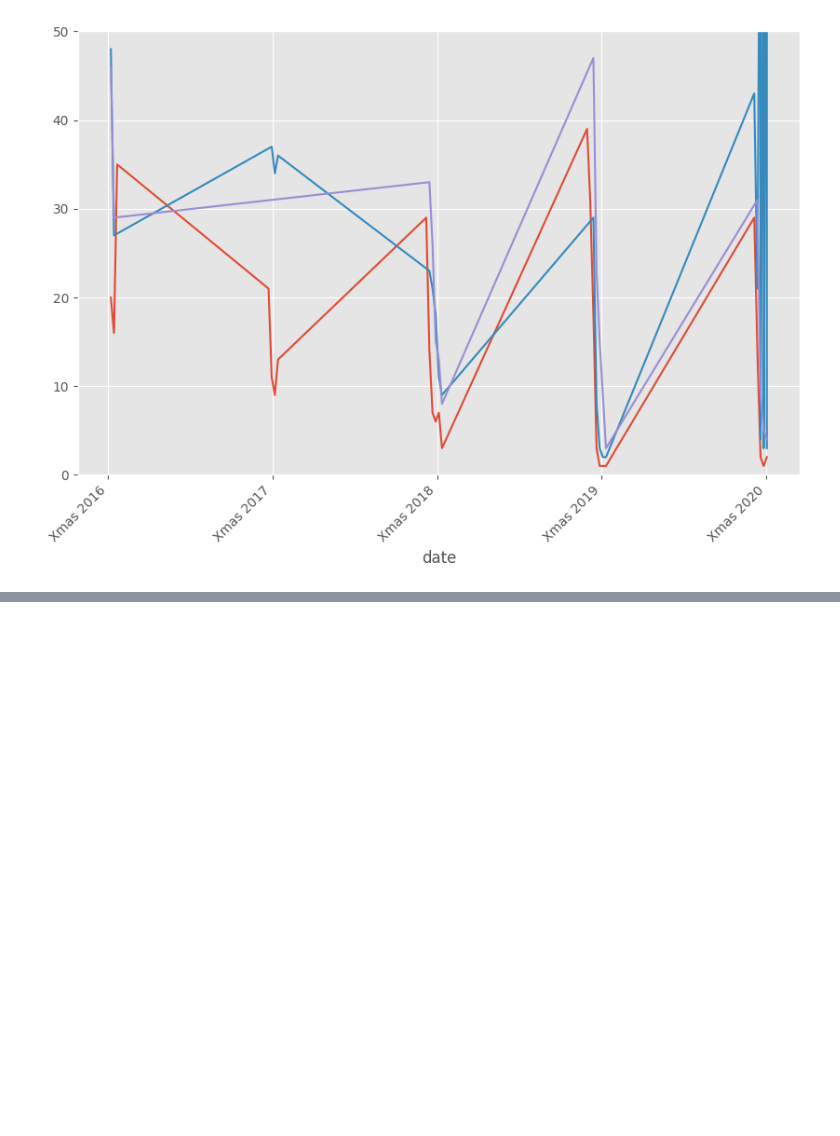
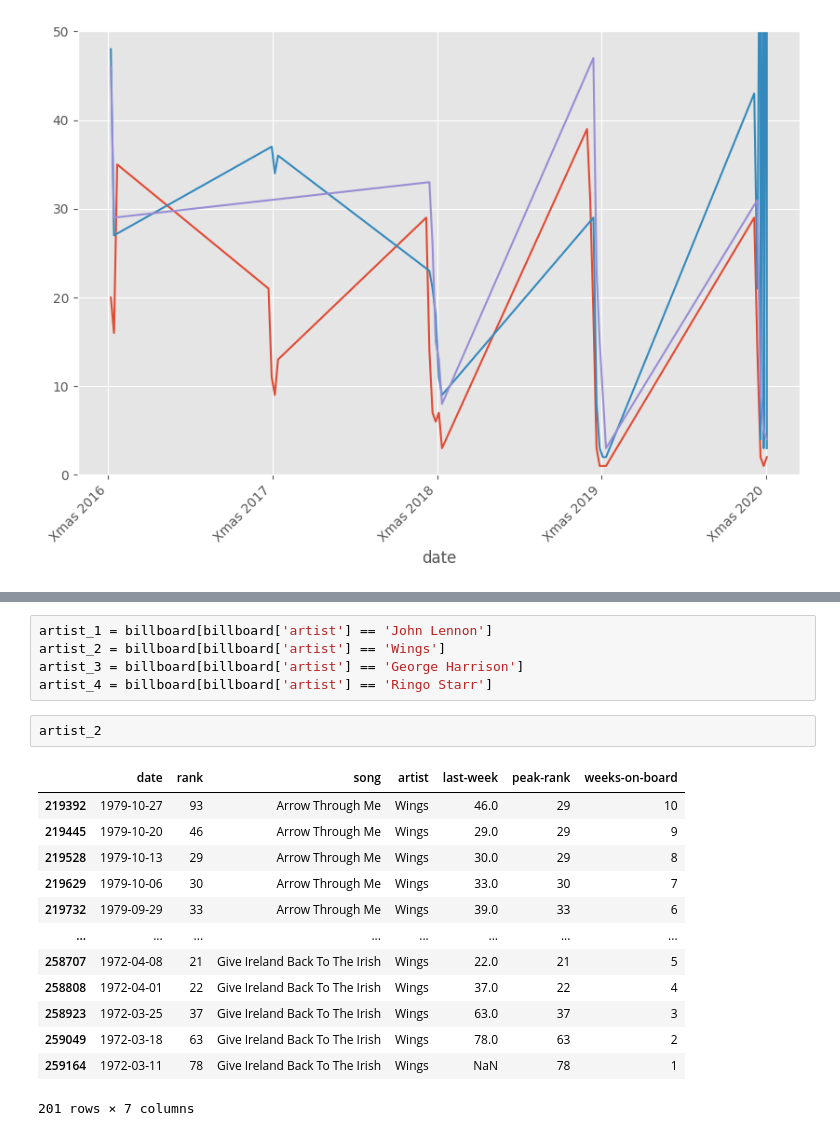
Before and after one commit to harshitgupta240197/Python, a Jupyter notebook: Pandas + Matplotlib/Exercise/EXERCISE_12_Pandas_Plotting.ipynb, the cells around one changed output, grey strips where cells are left out. Drawn from its saved outputs; the diff is of its cells as text; blank space fills up the shorter version.

```diff
--- a/Pandas + Matplotlib/Exercise/EXERCISE_12_Pandas_Plotting.ipynb
+++ b/Pandas + Matplotlib/Exercise/EXERCISE_12_Pandas_Plotting.ipynb
@@ -254,3 +254,24 @@ The details:
     * green: #26de81
 
 ![beatles.png](attachment:beatles.png)
+# %%
+artist_1 = billboard[billboard['artist'] == 'John Lennon']
+artist_2 = billboard[billboard['artist'] == 'Wings']
+artist_3 = billboard[billboard['artist'] == 'George Harrison']
+artist_4 = billboard[billboard['artist'] == 'Ringo Starr']
+# %%
+artist_2
+# %% [output]
+|  | date | rank | song | artist | last-week | peak-rank | weeks-on-board |
+| 219392 | 1979-10-27 | 93 | Arrow Through Me | Wings | 46.0 | 29 | 10 |
+| 219445 | 1979-10-20 | 46 | Arrow Through Me | Wings | 29.0 | 29 | 9 |
+| 219528 | 1979-10-13 | 29 | Arrow Through Me | Wings | 30.0 | 29 | 8 |
+| 219629 | 1979-10-06 | 30 | Arrow Through Me | Wings | 33.0 | 30 | 7 |
+| 219732 | 1979-09-29 | 33 | Arrow Through Me | Wings | 39.0 | 33 | 6 |
+| ... | ... | ... | ... | ... | ... | ... | ... |
+| 258707 | 1972-04-08 | 21 | Give Ireland Back To The Irish | Wings | 22.0 | 21 | 5 |
+| 258808 | 1972-04-01 | 22 | Give Ireland Back To The Irish | Wings | 37.0 | 22 | 4 |
+| 258923 | 1972-03-25 | 37 | Give Ireland Back To The Irish | Wings | 63.0 | 37 | 3 |
+| 259049 | 1972-03-18 | 63 | Give Ireland Back To The Irish | Wings | 78.0 | 63 | 2 |
+| 259164 | 1972-03-11 | 78 | Give Ireland Back To The Irish | Wings | NaN | 78 | 1 |
+201 rows × 7 columns
```
Also changed, not shown: parts of 1 cell of this notebook.
